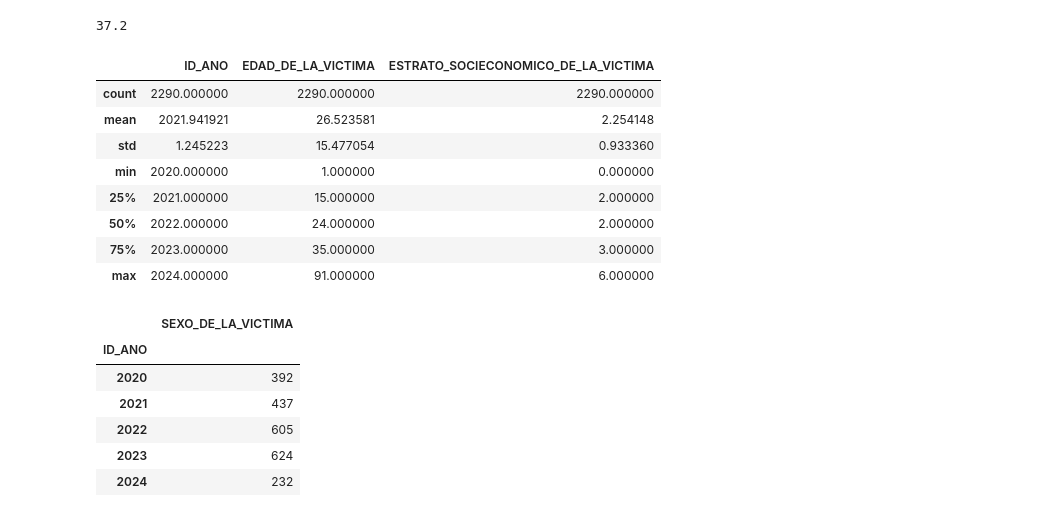
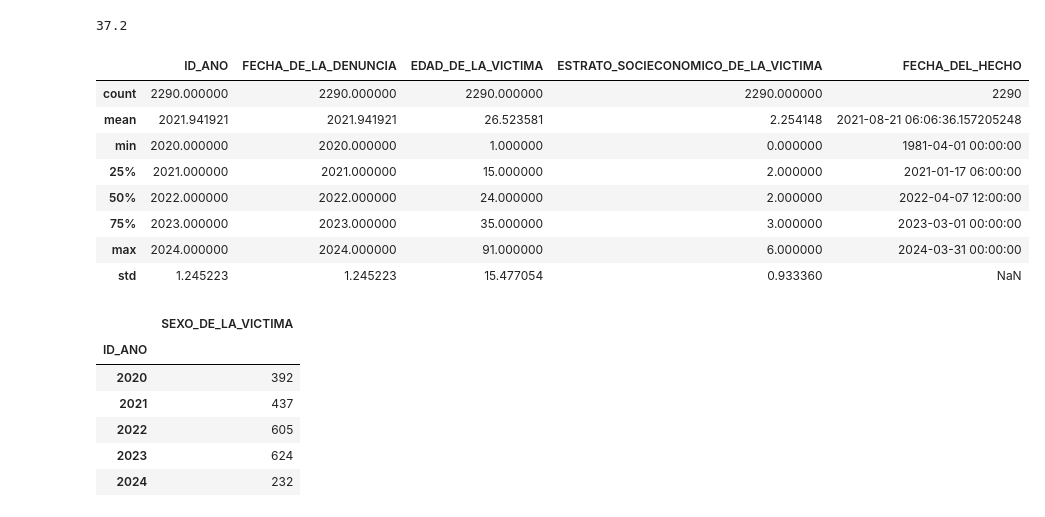
Before and after one commit to willycoy/Violencia_Tunja, a Jupyter notebook: Casos_Violencia.ipynb, the cells around one changed output. Drawn from its saved outputs; the diff is of its cells as text; code cells hidden in the pictures.

```diff
--- a/Casos_Violencia.ipynb
+++ b/Casos_Violencia.ipynb
@@ -240,7 +258,13 @@ datasinull
 # %% [markdown]
 **Conversion de object a datatime64 en la columna FECHA_DE_LA_DENUNCIA**
 # %%
-datasinull['FECHA_DE_LA_DENUNCIA'] = pd.to_datetime(datasinull['FECHA_DE_LA_DENUNCIA'], format='%d/%m/%Y', errors='coerce')
-datasinull['FECHA_DEL_HECHO'] = pd.to_datetime(datasinull['FECHA_DEL_HECHO'], format='%d/%m/%Y', errors='coerce')
-datasinull.dtypes
+datasinull['FECHA_DE_LA_DENUNCIA'] = datasinull['FECHA_DE_LA_DENUNCIA'].astype(str)
+datasinull['FECHA_DEL_HECHO'] = datasinull['FECHA_DEL_HECHO'].astype(str)
+datasinulls = datasinull.copy()
+datasinulls['FECHA_DE_LA_DENUNCIA'] = datasinulls['FECHA_DE_LA_DENUNCIA'].str.split(' ').str[0]
+datasinulls['FECHA_DEL_HECHO'] = datasinulls['FECHA_DEL_HECHO'].str.split(' ').str[0]
+
+datasinulls['FECHA_DE_LA_DENUNCIA'] = pd.to_datetime(datasinulls['FECHA_DE_LA_DENUNCIA'], format='%m/%d/%Y', errors='coerce')
+datasinulls['FECHA_DEL_HECHO'] = pd.to_datetime(datasinulls['FECHA_DEL_HECHO'], format='%m/%d/%Y', errors='coerce')
+datasinulls.head()
 # %% [output]
@@ -334,8 +344,9 @@ Conclusión:
 
 En este apartado se presenta un análisis entre la victima y relacion parental con el agresor, a través de los graficos de barra y pastel.
 # %%
-datasinull['RELACION_CON_LA_VICTIMA'] = datasinull['RELACION_CON_LA_VICTIMA'].replace(['EX PAREJA', 'EXPAREJA'], 'EXPAREJA').copy()
-relacion_victima_distribution = datasinull['RELACION_CON_LA_VICTIMA'].value_counts()
+datasinulls['RELACION_CON_LA_VICTIMA'] = datasinulls['RELACION_CON_LA_VICTIMA'].replace(['EX PAREJA', 'EXPAREJA'], 'EXPAREJA').copy()
+datasinulls['RELACION_CON_LA_VICTIMA'] = datasinulls['RELACION_CON_LA_VICTIMA'].replace(['FAMLIAR', 'FAMILIAR'], 'FAMILIAR').copy()
+relacion_victima_distribution = datasinulls['RELACION_CON_LA_VICTIMA'].value_counts()
 relacion_victima_distribution = relacion_victima_distribution.reset_index()
 relacion_victima_distribution = pd.DataFrame(relacion_victima_distribution)
 relacion_victima_distribution.columns = ['Relacion con la Victima', 'Total']
@@ -418,0 +408,8 @@ escenario_distribution
+# %%
+datasinulls['ESCENARIO'] = datasinulls['ESCENARIO'].replace(['VIA PUBLICA', 'VÍA PUBLICA'], 'VÍA PUBLICA').copy()
+escenario_distribucion = datasinulls['ESCENARIO'].value_counts()
+escenario_distribucion = escenario_distribucion.reset_index()
+escenario_distribucion = pd.DataFrame(escenario_distribucion)
+escenario_distribucion.columns = ['ESCENARIO', 'Total']
+
+escenario_distribucion
@@ -456,0 +481,4 @@ plt.show()
+# %%
+datasinulls['FECHA_DE_LA_DENUNCIA'] = datasinulls['FECHA_DE_LA_DENUNCIA'].dt.year
+conteo = datasinulls.groupby(['FECHA_DE_LA_DENUNCIA', 'SEXO_DE_LA_VICTIMA']).size().reset_index(name='Total')
+conteo
@@ -607,17 +703,17 @@ print(Masculino)
 [interactive output not drawn]
 37.2
 # %%
-datasinull.describe()
+datasinulls.describe()
 # %% [output]
-|  | ID_ANO | EDAD_DE_LA_VICTIMA | ESTRATO_SOCIECONOMICO_DE_LA_VICTIMA |
-| count | 2290.000000 | 2290.000000 | 2290.000000 |
-| mean | 2021.941921 | 26.523581 | 2.254148 |
-| std | 1.245223 | 15.477054 | 0.933360 |
-| min | 2020.000000 | 1.000000 | 0.000000 |
-| 25% | 2021.000000 | 15.000000 | 2.000000 |
-| 50% | 2022.000000 | 24.000000 | 2.000000 |
-| 75% | 2023.000000 | 35.000000 | 3.000000 |
-| max | 2024.000000 | 91.000000 | 6.000000 |
+|  | ID_ANO | FECHA_DE_LA_DENUNCIA | EDAD_DE_LA_VICTIMA | ESTRATO_SOCIECONOMICO_DE_LA_VICTIMA | FECHA_DEL_HECHO |
+| count | 2290.000000 | 2290.000000 | 2290.000000 | 2290.000000 | 2290 |
+| mean | 2021.941921 | 2021.941921 | 26.523581 | 2.254148 | 2021-08-21 06:06:36.157205248 |
+| min | 2020.000000 | 2020.000000 | 1.000000 | 0.000000 | 1981-04-01 00:00:00 |
+| 25% | 2021.000000 | 2021.000000 | 15.000000 | 2.000000 | 2021-01-17 06:00:00 |
+| 50% | 2022.000000 | 2022.000000 | 24.000000 | 2.000000 | 2022-04-07 12:00:00 |
+| 75% | 2023.000000 | 2023.000000 | 35.000000 | 3.000000 | 2023-03-01 00:00:00 |
+| max | 2024.000000 | 2024.000000 | 91.000000 | 6.000000 | 2024-03-31 00:00:00 |
+| std | 1.245223 | 1.245223 | 15.477054 | 0.933360 | NaN |
 # %%
 import pandas as pd
 import matplotlib.pyplot as plt
```
Also changed, not shown: parts of 45 cells of this notebook.
